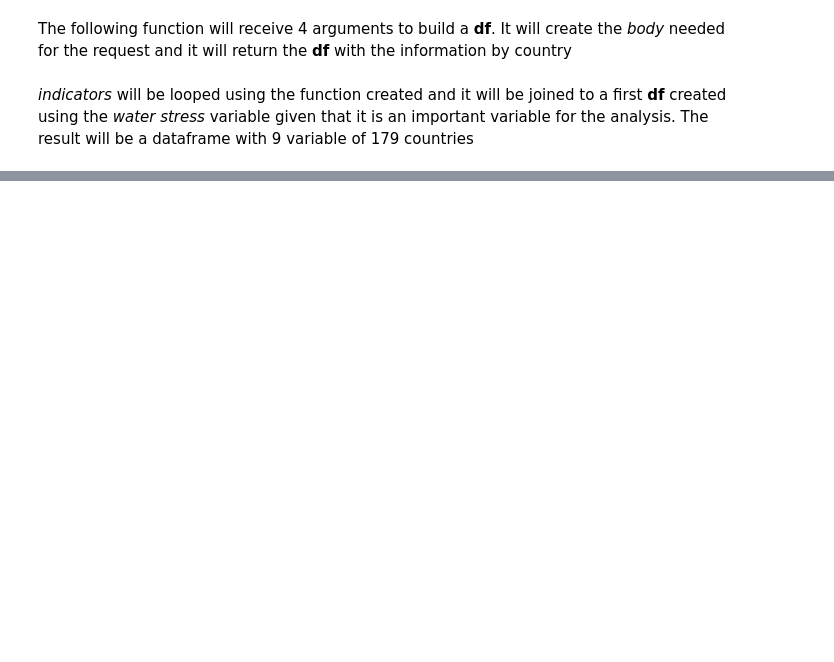
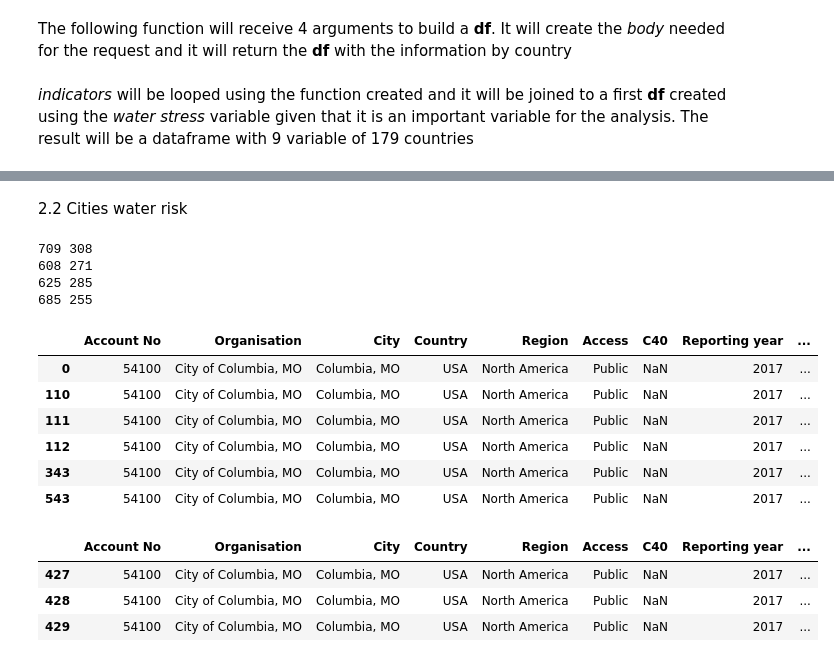
Before and after one commit to jjbuitrago/MDA_water_stress, a Jupyter notebook: project.ipynb, the cells around one changed output, grey strips where cells are left out. Saved outputs shown, nothing was run; the diff lists cells and outputs as text; code cells hidden in the pictures; blank space fills up the shorter version.

```diff
--- a/project.ipynb
+++ b/project.ipynb
@@ -82,0 +300,32 @@ for ind, min, max, col_name in indicators[1:]:
+# %% [markdown]
+2.2 Cities water risk
+# %%
+df_2017_risk = pd.read_csv("data/2017_Cities_Water_Risks.csv")
+df_2018_risk = pd.read_csv("data/2018_Cities_Water_Risks.csv")
+df_2017_actions = pd.read_csv("data/2017_-_Cities_Water_Actions.csv")
+df_2018_actions = pd.read_csv("data/2018_-_Cities_Water_Actions.csv")
+# %%
+for df in [df_2017_risk, df_2018_risk, df_2017_actions, df_2018_actions]:
+      print(df.shape[0], len(df["Account No"].unique()))
+# %% [output]
+709 308
+608 271
+625 285
+685 255
+# %%
+df_2017_risk[df_2017_risk["Account No"]==54100]
+# %% [output]
+|  | Account No | Organisation | City | Country | Region | Access | C40 | Reporting year | ... |
+| 0 | 54100 | City of Columbia, MO | Columbia, MO | USA | North America | Public | NaN | 2017 | ... |
+| 110 | 54100 | City of Columbia, MO | Columbia, MO | USA | North America | Public | NaN | 2017 | ... |
+| 111 | 54100 | City of Columbia, MO | Columbia, MO | USA | North America | Public | NaN | 2017 | ... |
+| 112 | 54100 | City of Columbia, MO | Columbia, MO | USA | North America | Public | NaN | 2017 | ... |
+| 343 | 54100 | City of Columbia, MO | Columbia, MO | USA | North America | Public | NaN | 2017 | ... |
+| 543 | 54100 | City of Columbia, MO | Columbia, MO | USA | North America | Public | NaN | 2017 | ... |
+# %%
+df_2017_actions[df_2017_actions["Account No"]==54100]
+# %% [output]
+|  | Account No | Organisation | City | Country | Region | Access | C40 | Reporting year | ... |
+| 427 | 54100 | City of Columbia, MO | Columbia, MO | USA | North America | Public | NaN | 2017 | ... |
+| 428 | 54100 | City of Columbia, MO | Columbia, MO | USA | North America | Public | NaN | 2017 | ... |
+| 429 | 54100 | City of Columbia, MO | Columbia, MO | USA | North America | Public | NaN | 2017 | ... |
```
Also changed, not shown: parts of 40 cells of this notebook, 6 other files.
